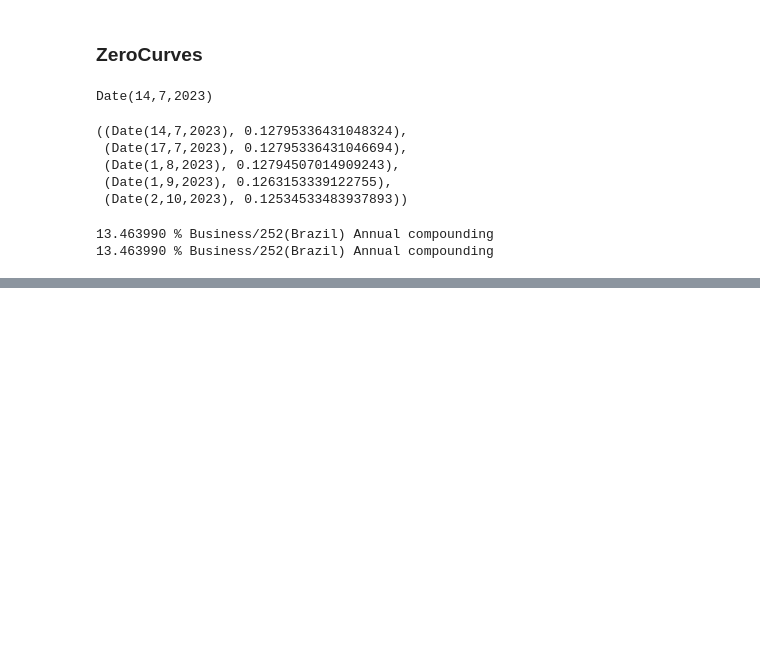
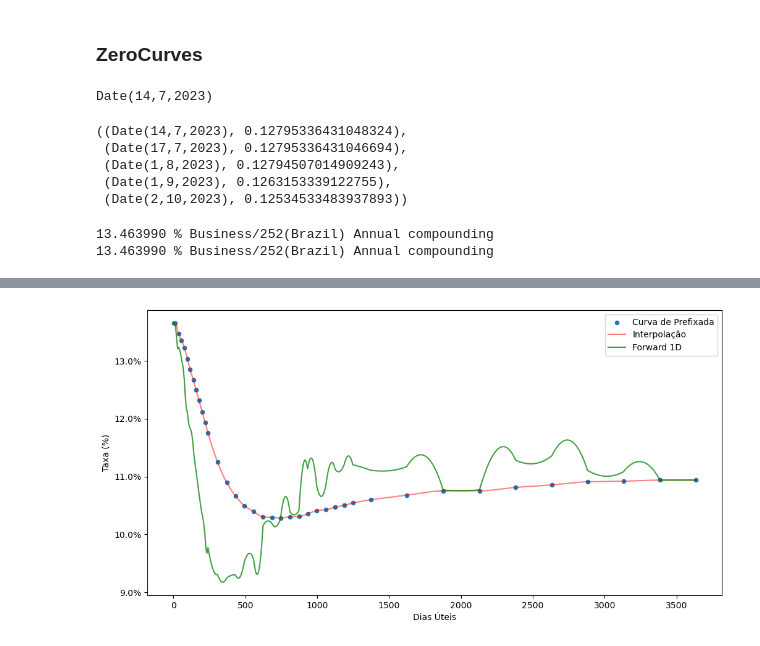
Before and after one commit to wilsonfreitas/blog-quarto-wilsonfreitas.net, a Jupyter notebook: posts/2023-07-26-quantlib-zerocurve/main.ipynb, the cells around one changed output, grey strips where cells are left out. Drawn from its saved outputs; the diff is of its cells as text; code cells hidden in the pictures; blank space fills up the shorter version.

Commit message:
Zero curve post atualizado

```diff
--- a/posts/2023-07-26-quantlib-zerocurve/main.ipynb
+++ b/posts/2023-07-26-quantlib-zerocurve/main.ipynb
@@ -51,7 +51,8 @@ calendar = ql.Brazil(ql.Brazil.Settlement)
 # %% [markdown]
 ### ZeroCurves
 # %%
-data = [(calendar.advance(today, d, ql.Days, ql.Following), r) for d, r in zip(curve["business_days"], curve["adjusted_tax"])]
+data = [(calendar.advance(today, d, ql.Days, ql.Following), r)
+        for d, r in zip(curve["business_days"], curve["adjusted_tax"])]
 data.insert(0, (today, data[0][1]))
 dates, yields = zip(*data)
 # %%
@@ -84,20 +80,21 @@ mczc = ql.MonotonicCubicZeroCurve(dates, yields, ql.Business252(calendar), calen
 # %%
-i_curve = pd.DataFrame({
-    "days": list(range(1, curve["business_days"].max())),
-    "rates": [zc.zeroRate(i/252, ql.Compounded).rate()
-              for i in range(1, curve["business_days"].max())],
-})
+def plot_curve(crv):
+    i_curve = pd.DataFrame({
+        "days": list(range(1, curve["business_days"].max())),
+        "rates": [crv.zeroRate(i/252, ql.Compounded).rate()
+                for i in range(1, curve["business_days"].max())],
+    })
 
-f_curve = pd.DataFrame({
-    "days": list(range(1, curve["business_days"].max())),
-    "rates": [zc.forwardRate(i/252, (i+1)/252, ql.Compounded).rate()
-              for i in list(range(1, curve["business_days"].max()))],
-})
+    f_curve = pd.DataFrame({
+        "days": list(range(1, curve["business_days"].max())),
+        "rates": [crv.forwardRate(i/252, (i+1)/252, ql.Compounded).rate()
+                for i in list(range(1, curve["business_days"].max()))],
+    })
 
-ax = curve.plot.scatter(x="business_days", y="adjusted_tax", figsize=(12, 6),
-                        label="Curva de Prefixada")
-i_curve.plot(x="days", y="rates", c="red", alpha=0.5, ax=ax, label="Interpolação")
-f_curve.plot(x="days", y="rates", c="green", alpha=0.75, ax=ax, label="Forward 1D")
-ax.set_xlabel("Dias Úteis")
-ax.set_ylabel("Taxa (%)")
-ax.yaxis.set_major_formatter(mticker.PercentFormatter(xmax=1.0, decimals=1));
+    ax = curve.plot.scatter(x="business_days", y="adjusted_tax", figsize=(12, 6),
+                            label="Curva de Prefixada")
+    i_curve.plot(x="days", y="rates", c="red", alpha=0.5, ax=ax, label="Interpolação")
+    f_curve.plot(x="days", y="rates", c="green", alpha=0.75, ax=ax, label="Forward 1D")
+    ax.set_xlabel("Dias Úteis")
+    ax.set_ylabel("Taxa (%)")
+    ax.yaxis.set_major_formatter(mticker.PercentFormatter(xmax=1.0, decimals=1));
@@ -149,0 +105,6 @@ ax.yaxis.set_major_formatter(mticker.PercentFormatter(xmax=1.0, decimals=1));
+# %%
+czc = ql.CubicZeroCurve(dates, yields, ql.Business252(calendar), calendar,
+                        ql.Cubic(), ql.Compounded, ql.Annual)
+plot_curve(czc)
+# %% [output]
+[figure, added]
```
Also changed, not shown: parts of 7 cells of this notebook, 4 other files.
